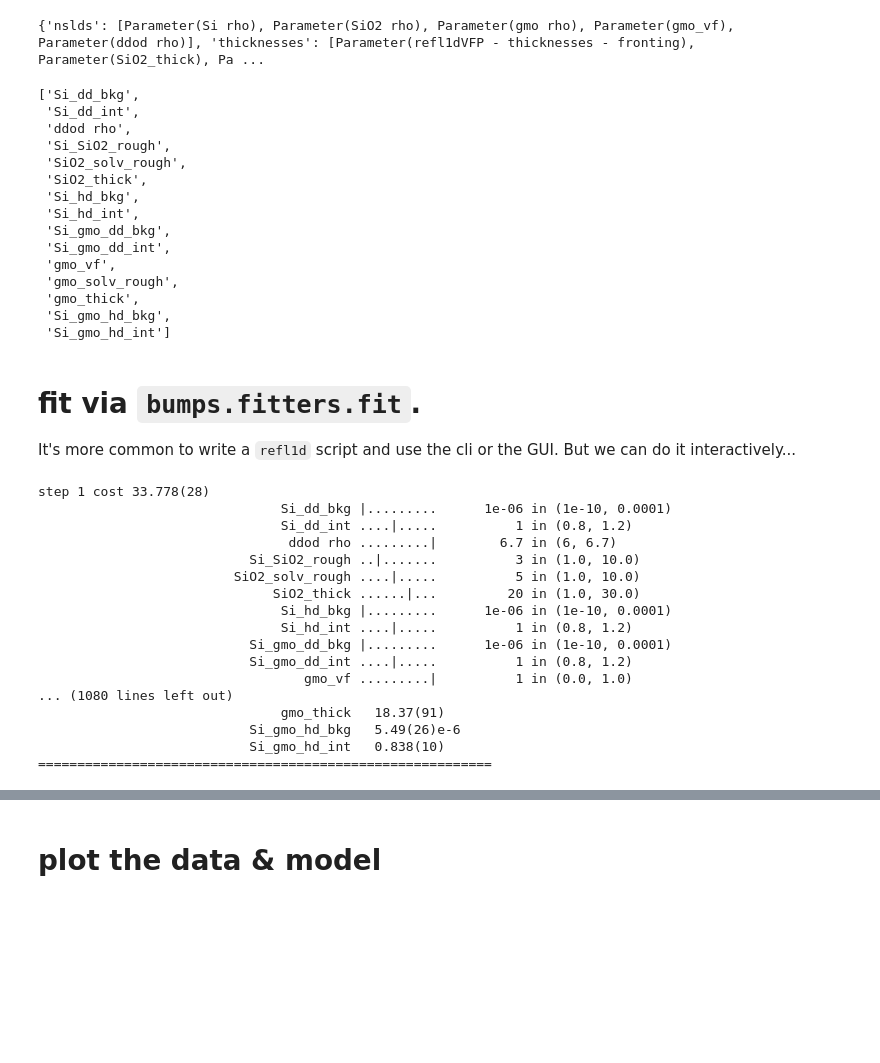
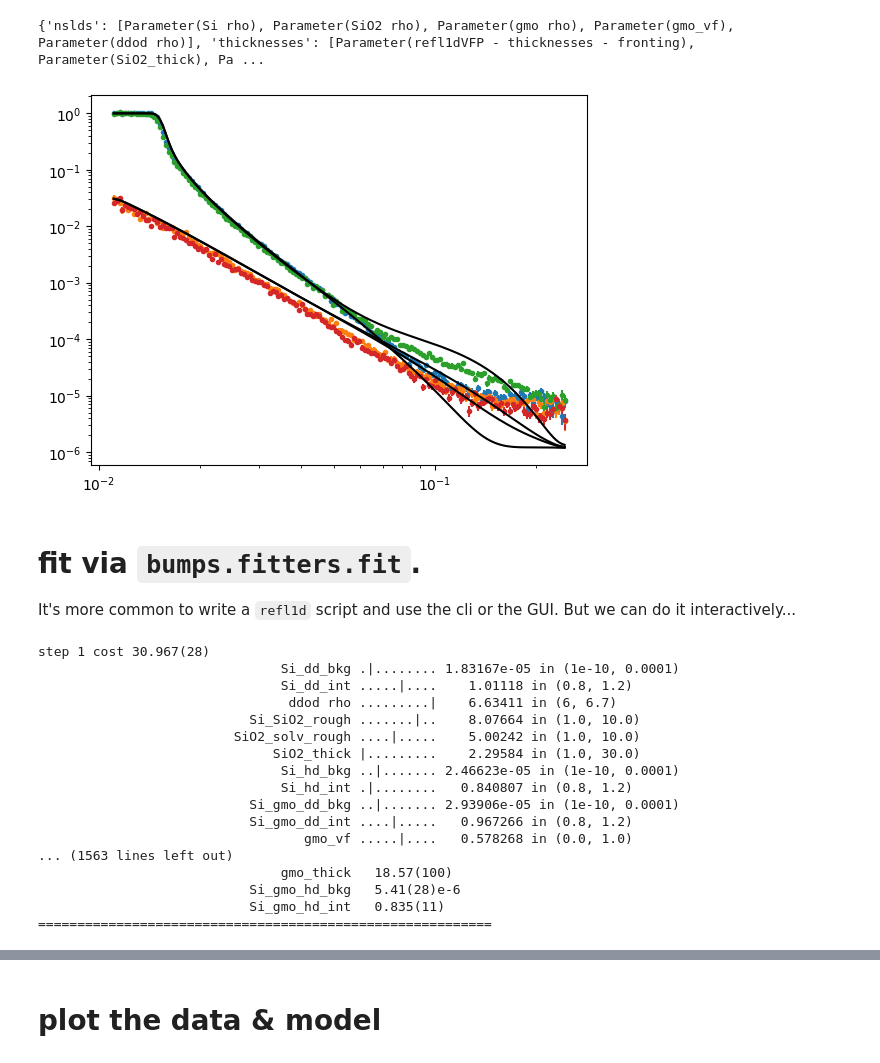
Before and after one commit to Armatron44/VFP, a Jupyter notebook: docs/example_refl1d.ipynb, the cells around one changed output, grey strips where cells are left out. Saved outputs shown, nothing was run; the diff lists cells and outputs as text; code cells hidden in the pictures; blank space fills up the shorter version.

```diff
--- a/docs/example_refl1d.ipynb
+++ b/docs/example_refl1d.ipynb
@@ -239,24 +241,17 @@ exp_si_dd_gmo = Experiment(probe=si_dd_gmo_probe, sample=dd_GMO_struc)
 exp_si_hd_gmo = Experiment(probe=si_hd_gmo_probe, sample=hd_GMO_struc)
 # %%
 problem = FitProblem([exp_si_dd, exp_si_hd, exp_si_dd_gmo, exp_si_hd_gmo])
-# %%
-problem.labels()
-# %% [output]
-['Si_dd_bkg',
- 'Si_dd_int',
- 'ddod rho',
- 'Si_SiO2_rough',
- 'SiO2_solv_rough',
- 'SiO2_thick',
- 'Si_hd_bkg',
- 'Si_hd_int',
- 'Si_gmo_dd_bkg',
- 'Si_gmo_dd_int',
- 'gmo_vf',
- 'gmo_solv_rough',
- 'gmo_thick',
- 'Si_gmo_hd_bkg',
- 'Si_gmo_hd_int']
+# %%
+# check model looks reasonable with starting parameters
+
+%matplotlib inline
+for mod in problem.models:
+    plt.errorbar(x=mod.probe.Q, y=mod.probe.R, yerr=mod.probe.dR, linestyle='None', marker='.')
+    plt.plot(*mod.reflectivity(), color='k', zorder=10)
+plt.xscale('log')
+plt.yscale('log')
+# %% [output]
+[figure, added]
 # %% [markdown]
 # fit via `bumps.fitters.fit`.
 
@@ -265,25 +260,25 @@ But we can do it interactively...
 # %%
 from bumps.mapper import MPMapper
 from bumps.fitters import fit
-mapper = MPMapper.start_mapper(problem, None, cpus=0) #cpu=0 for all CPUs
-result = fit(problem, method="de", mapper=mapper, verbose=True, options=dict(steps=1000, pop=160))
+mapper = MPMapper.start_mapper(problem, None, cpus=0) # cpu=0 for all CPUs
+result = fit(problem, method="de", mapper=mapper, verbose=True, options=dict(steps=200, pop=160)) # only run for 200 iterations.
 # %% [output]
-step 1 cost 33.778(28)
-                               Si_dd_bkg |.........      1e-06 in (1e-10, 0.0001)
-                               Si_dd_int ....|.....          1 in (0.8, 1.2)
-                                ddod rho .........|        6.7 in (6, 6.7)
-                           Si_SiO2_rough ..|.......          3 in (1.0, 10.0)
-                         SiO2_solv_rough ....|.....          5 in (1.0, 10.0)
-                              SiO2_thick ......|...         20 in (1.0, 30.0)
-                               Si_hd_bkg |.........      1e-06 in (1e-10, 0.0001)
-                               Si_hd_int ....|.....          1 in (0.8, 1.2)
-                           Si_gmo_dd_bkg |.........      1e-06 in (1e-10, 0.0001)
-                           Si_gmo_dd_int ....|.....          1 in (0.8, 1.2)
-                                  gmo_vf .........|          1 in (0.0, 1.0)
-... (1080 lines left out)
-                               gmo_thick   18.37(91)
-                           Si_gmo_hd_bkg   5.49(26)e-6
-                           Si_gmo_hd_int   0.838(10)
+step 1 cost 30.967(28)
+                               Si_dd_bkg .|........ 1.83167e-05 in (1e-10, 0.0001)
+                               Si_dd_int .....|....    1.01118 in (0.8, 1.2)
+                                ddod rho .........|    6.63411 in (6, 6.7)
+                           Si_SiO2_rough .......|..    8.07664 in (1.0, 10.0)
+                         SiO2_solv_rough ....|.....    5.00242 in (1.0, 10.0)
+                              SiO2_thick |.........    2.29584 in (1.0, 30.0)
+                               Si_hd_bkg ..|....... 2.46623e-05 in (1e-10, 0.0001)
+                               Si_hd_int .|........   0.840807 in (0.8, 1.2)
+                           Si_gmo_dd_bkg ..|....... 2.93906e-05 in (1e-10, 0.0001)
+                           Si_gmo_dd_int ....|.....   0.967266 in (0.8, 1.2)
+                                  gmo_vf .....|....   0.578268 in (0.0, 1.0)
+... (1563 lines left out)
+                               gmo_thick   18.57(100)
+                           Si_gmo_hd_bkg   5.41(28)e-6
+                           Si_gmo_hd_int   0.835(11)
 ==========================================================
 # %%
 {k: v for k, v in zip(problem.labels(), problem.getp())}
```
Also changed, not shown: parts of 5 cells of this notebook.
